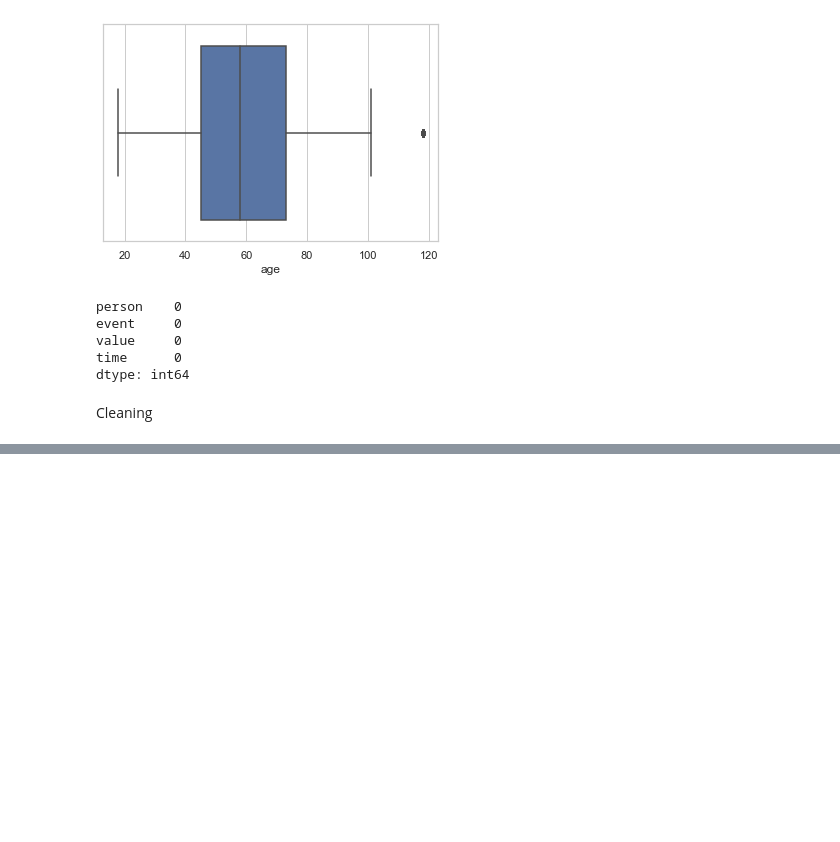
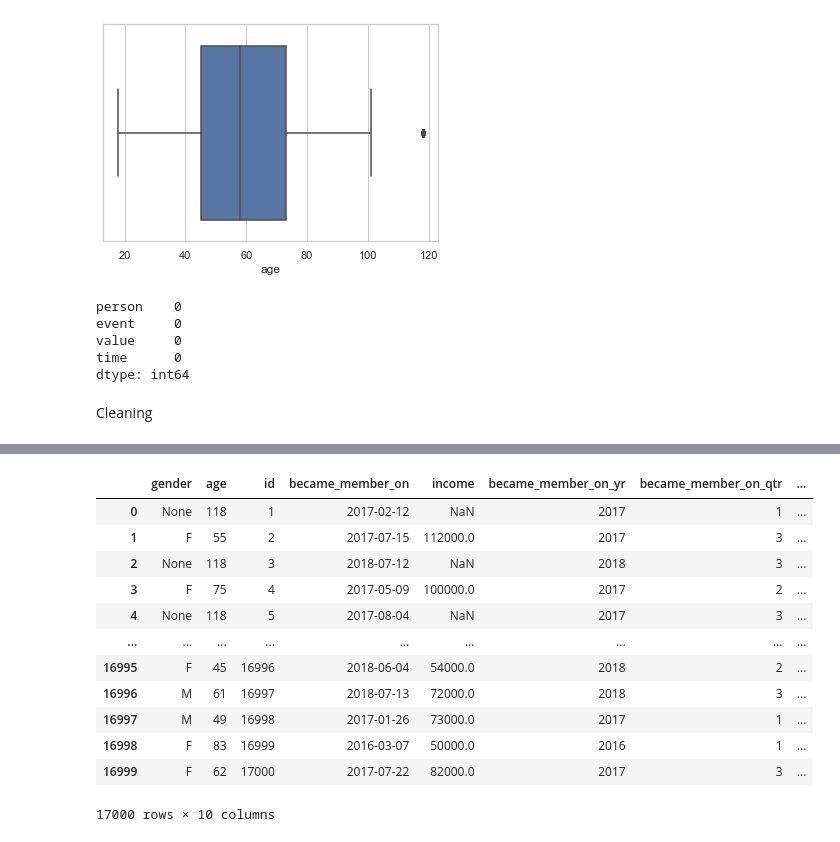
Before and after one commit to Jagac/ML-Repo, a Jupyter notebook: Udacity Capstone/Script.ipynb, the cells around one changed output, grey strips where cells are left out. Drawn from its saved outputs; the diff is of its cells as text; code cells hidden in the pictures; blank space fills up the shorter version.

```diff
--- a/Udacity Capstone/Script.ipynb
+++ b/Udacity Capstone/Script.ipynb
@@ -127,0 +142,57 @@ def clean_portfolio(df):
+# %%
+def generate_person_ids():
+
+    ids_old = profile.id.unique()
+    ids_new = np.arange(1,profile.id.unique().shape[0]+1,1)
+    ids_new = dict(zip(ids_old,ids_new))
+
+    return ids_new
+
+
+
+
+def clean_profile(df):
+
+    profile = df.copy()
+
+    #transform became_member_on column to datetime
+    def transform_to_datetime(x):
+        x = str(x)
+
+        return datetime.date(int(x[:4]),int(x[4:6]),int(x[6:]))
+
+    #create columns for year, quarter and day of membership start
+    profile.became_member_on = pd.to_datetime(profile.became_member_on.transform(transform_to_datetime))
+    profile["became_member_on_yr"] = profile["became_member_on"].dt.year
+    profile["became_member_on_qtr"] = profile["became_member_on"].dt.quarter
+
+    #simplify customer ids using integers
+    profile.id = profile.id.map(generate_person_ids())
+
+
+
+    #get dummies from gender column
+    dummies_gender = pd.get_dummies(profile["gender"],  prefix="gender", prefix_sep='_',  dtype=int)
+    profile = profile.merge(dummies_gender, left_index = True, right_index=True, how="outer")#.drop(["gender","became_member_on"], axis=1)
+
+
+    profile_cleaned = profile
+
+
+    return profile_cleaned
+# %%
+clean_profile(profile)
+# %% [output]
+|  | gender | age | id | became_member_on | income | became_member_on_yr | became_member_on_qtr | ... |
+| 0 | None | 118 | 1 | 2017-02-12 | NaN | 2017 | 1 | ... |
+| 1 | F | 55 | 2 | 2017-07-15 | 112000.0 | 2017 | 3 | ... |
+| 2 | None | 118 | 3 | 2018-07-12 | NaN | 2018 | 3 | ... |
+| 3 | F | 75 | 4 | 2017-05-09 | 100000.0 | 2017 | 2 | ... |
+| 4 | None | 118 | 5 | 2017-08-04 | NaN | 2017 | 3 | ... |
+| ... | ... | ... | ... | ... | ... | ... | ... | ... |
+| 16995 | F | 45 | 16996 | 2018-06-04 | 54000.0 | 2018 | 2 | ... |
+| 16996 | M | 61 | 16997 | 2018-07-13 | 72000.0 | 2018 | 3 | ... |
+| 16997 | M | 49 | 16998 | 2017-01-26 | 73000.0 | 2017 | 1 | ... |
+| 16998 | F | 83 | 16999 | 2016-03-07 | 50000.0 | 2016 | 1 | ... |
+| 16999 | F | 62 | 17000 | 2017-07-22 | 82000.0 | 2017 | 3 | ... |
+17000 rows × 10 columns
```
Also changed, not shown: parts of 8 cells of this notebook.
